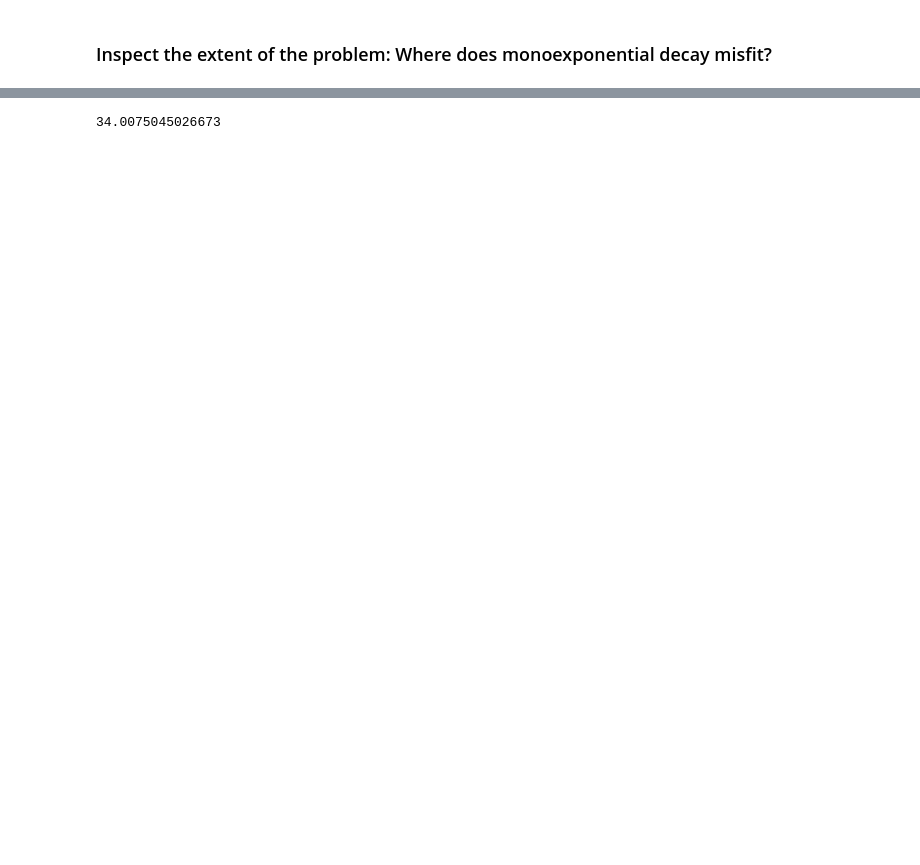
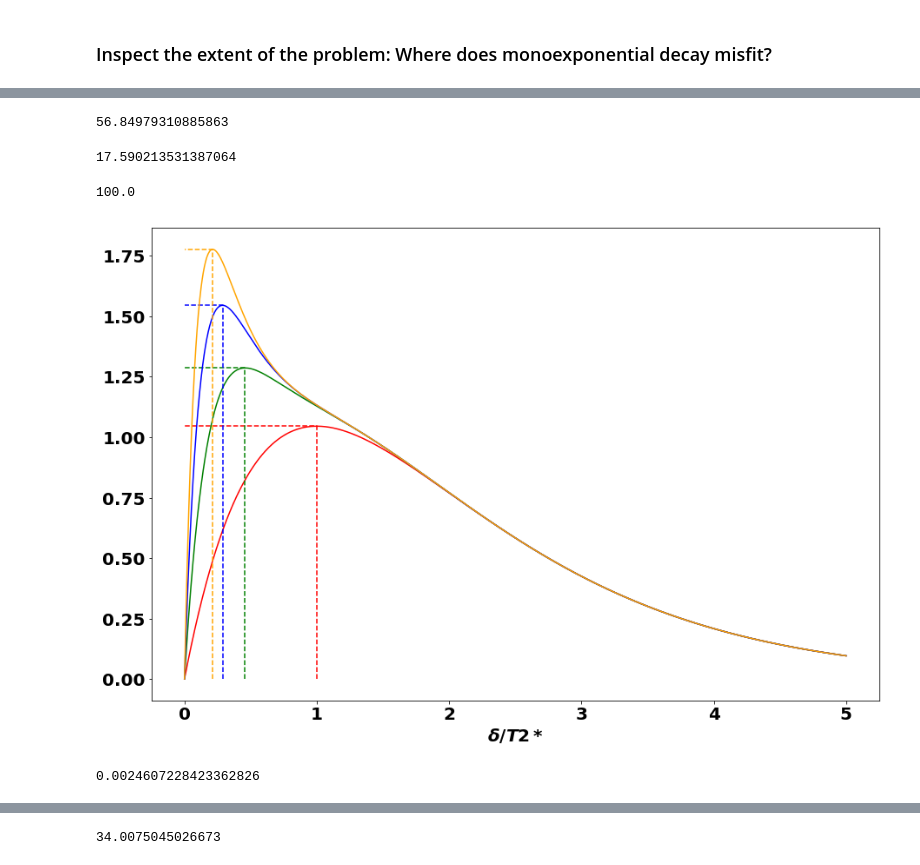
Before and after one commit to StevenM1/fMRI_protocol_comparison_se_me, a Jupyter notebook: pipeline_3b_highpass_combine_echos.ipynb, the cells around one changed output, grey strips where cells are left out. Drawn from its saved outputs; the diff is of its cells as text; code cells hidden in the pictures; blank space fills up the shorter version.

```diff
--- a/pipeline_3b_highpass_combine_echos.ipynb
+++ b/pipeline_3b_highpass_combine_echos.ipynb
@@ -286,0 +406,15 @@ def fit_decay_simple(data, tes):
+# %%
+# find STN_R center of mass in matrix
+from nibabel.affines import apply_affine
+from numpy.linalg import pinv
+cut_coords_matrix_space = apply_affine(pinv(median_residuals.affine), cut_coords).astype(int)
+
+echo_template = './data/deriv/fmriprep/sub-{sub}/ses-me/func/sub-{sub}_ses-me_task-stop_run-{run}_echo-{echo}_bold_space-mni_icbm152_t1_tal_nlin_asym_09a_brain_d4mm_preproc{hp}.nii.gz'
+
+echo_fns = [echo_template.format(**{'sub': str(sub).zfill(2), 'run': run, 'echo': x, 'hp': ''}) for x in [1,2,3]]
+echo_hdrs = [nib.load(echo_fns[x]) for x in range(3)]
+optcomb_hdr = nib.load(echo_fns[0].replace('echo-1', 'optcomb'))
+
+# extract timeseries...
+ts = [echo_hdrs[x].get_data()[cut_coords_matrix_space[0],cut_coords_matrix_space[1],cut_coords_matrix_space[2],:] for x in range(3)]
+ts_optcomb = optcomb_hdr.get_data()[cut_coords_matrix_space[0],cut_coords_matrix_space[1],cut_coords_matrix_space[2],:]
@@ -286,0 +497,62 @@ def fit_decay_simple(data, tes):
+# %%
+1/s0_t2star_residuals[:,1].mean()
+# %% [output]
+56.84979310885863
+# %%
+R2star_est
+# %% [output]
+17.590213531387064
+# %%
+delta_R2star
+# %% [output]
+100.0
+# %%
+# calculate theoretical CNR
+def get_CNR_weighted_sum(s0, ss0, R2star, delta_R2star, delta, n_echos=3):
+    """ Eq. 6 in Gowland & Bowtell (2007) """
+
+    echo_n = np.arange(1, n_echos+1)
+    two_j_minus_1 = (2*echo_n-1)
+    sq = np.sqrt(np.sum(two_j_minus_1**2*np.exp(-2*delta*two_j_minus_1*R2star)))
+
+    CNR = (s0 / ss0) * delta_R2star * delta * sq
+    return CNR
+
+# get_CNR_weighted_sum(1, 1, 1, 1, 2)
+
+s0mean = 50#s0_t2star_residuals[:,0].mean()
+s0std = 1#s0_t2star_residuals[:,0].std()
+R2star_est = 1/(s0_t2star_residuals[:,1].mean()*1000
+delta_R2star = 1
+
+deltas = np.arange(0, 5, .001)
+# x here is *delta*, so TE1
+colors = ['red', 'green', 'blue', 'orange']
+for n_echos in [1,2,3,4]:
+    CNRs = np.empty_like(deltas)
+    for i, delta in enumerate(deltas):
+        CNRs[i] = get_CNR_weighted_sum(1, 1, 1, 1, delta, n_echos=n_echos)
+
+    CNRs = CNRs*(s0mean*delta_R2star) / (s0std*R2star_est)
+    # find peak value
+    absdiff = np.abs(np.diff(CNRs))
+    opt_x = deltas[np.argmin(absdiff)]
+    opt_y = CNRs[np.argmin(absdiff)]
+
+    plt.plot([opt_x, opt_x, 0], [0, opt_y, opt_y], color=colors[n_echos-1], linestyle='--')
+    plt.plot(deltas, CNRs, color=colors[n_echos-1])
+
+plt.xlabel('$\delta/T2*$')
+# plt.xlim(0.3, 2)
+# plt.ylim(0, .001)
+plt.gcf().set_size_inches(15,10)
+# %% [output]
+[figure, added]
+# %%
+def exp_decay(s0, te, t2s):
+    return s0*np.exp(-te/t2s)
+
+diff_manual = exp_decay(1, 15, 15)-exp_decay(1, 15, 14.9)
+diff_manual
+# %% [output]
+0.0024607228423362826
```
Also changed, not shown: parts of 54 cells of this notebook, 9 other files.
